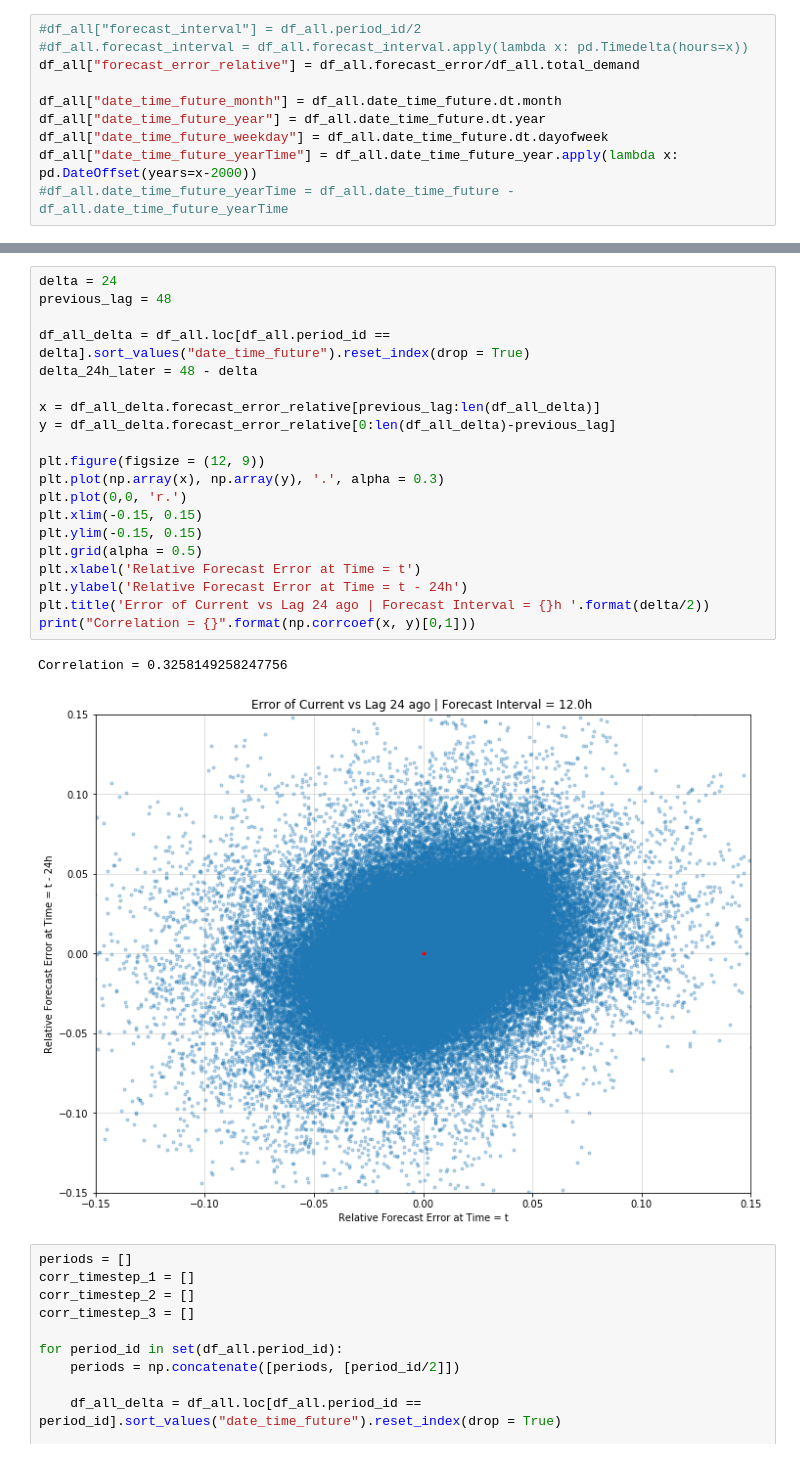
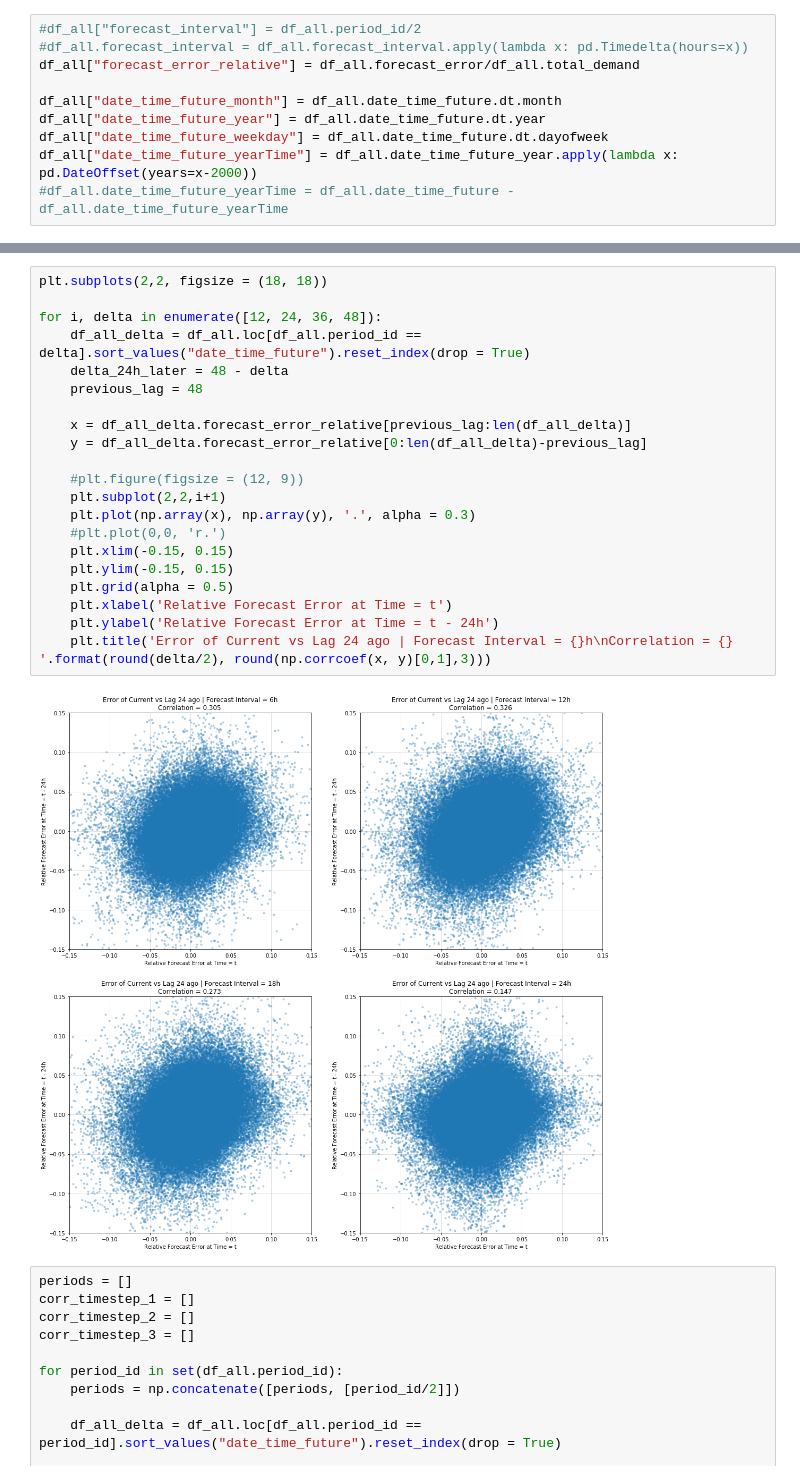
Before and after one commit to unswnick/project, a Jupyter notebook: src/W4 Timeseries.ipynb, the cells around one changed output, grey strips where cells are left out. Cells and saved outputs as stored; diff of their text form.

```diff
--- a/src/W4 Timeseries.ipynb
+++ b/src/W4 Timeseries.ipynb
@@ -52,27 +52,27 @@ Correlation = 0.1715401370942378
 [figure]
 # %%
-delta = 24
-previous_lag = 48
+plt.subplots(2,2, figsize = (18, 18))
 
-df_all_delta = df_all.loc[df_all.period_id == delta].sort_values("date_time_future").reset_index(drop = True)
-delta_24h_later = 48 - delta
+for i, delta in enumerate([12, 24, 36, 48]):
+    df_all_delta = df_all.loc[df_all.period_id == delta].sort_values("date_time_future").reset_index(drop = True)
+    delta_24h_later = 48 - delta
+    previous_lag = 48
 
-x = df_all_delta.forecast_error_relative[previous_lag:len(df_all_delta)]
-y = df_all_delta.forecast_error_relative[0:len(df_all_delta)-previous_lag]
+    x = df_all_delta.forecast_error_relative[previous_lag:len(df_all_delta)]
+    y = df_all_delta.forecast_error_relative[0:len(df_all_delta)-previous_lag]
 
-plt.figure(figsize = (12, 9))
-plt.plot(np.array(x), np.array(y), '.', alpha = 0.3)
-plt.plot(0,0, 'r.')
-plt.xlim(-0.15, 0.15)
-plt.ylim(-0.15, 0.15)
-plt.grid(alpha = 0.5)
-plt.xlabel('Relative Forecast Error at Time = t')
-plt.ylabel('Relative Forecast Error at Time = t - 24h')
-plt.title('Error of Current vs Lag 24 ago | Forecast Interval = {}h '.format(delta/2))
-print("Correlation = {}".format(np.corrcoef(x, y)[0,1]))
+    #plt.figure(figsize = (12, 9))
+    plt.subplot(2,2,i+1)
+    plt.plot(np.array(x), np.array(y), '.', alpha = 0.3)
+    #plt.plot(0,0, 'r.')
+    plt.xlim(-0.15, 0.15)
+    plt.ylim(-0.15, 0.15)
+    plt.grid(alpha = 0.5)
+    plt.xlabel('Relative Forecast Error at Time = t')
+    plt.ylabel('Relative Forecast Error at Time = t - 24h')
+    plt.title('Error of Current vs Lag 24 ago | Forecast Interval = {}h\nCorrelation = {} '.format(round(delta/2), round(np.corrcoef(x, y)[0,1],3)))
 # %% [output]
-Correlation = 0.3258149258247756
-[figure, old version]
+[figure, new version]
 # %%
 periods = []
 corr_timestep_1 = []
```
Also changed, not shown: parts of 7 cells of this notebook, 8 other files.
